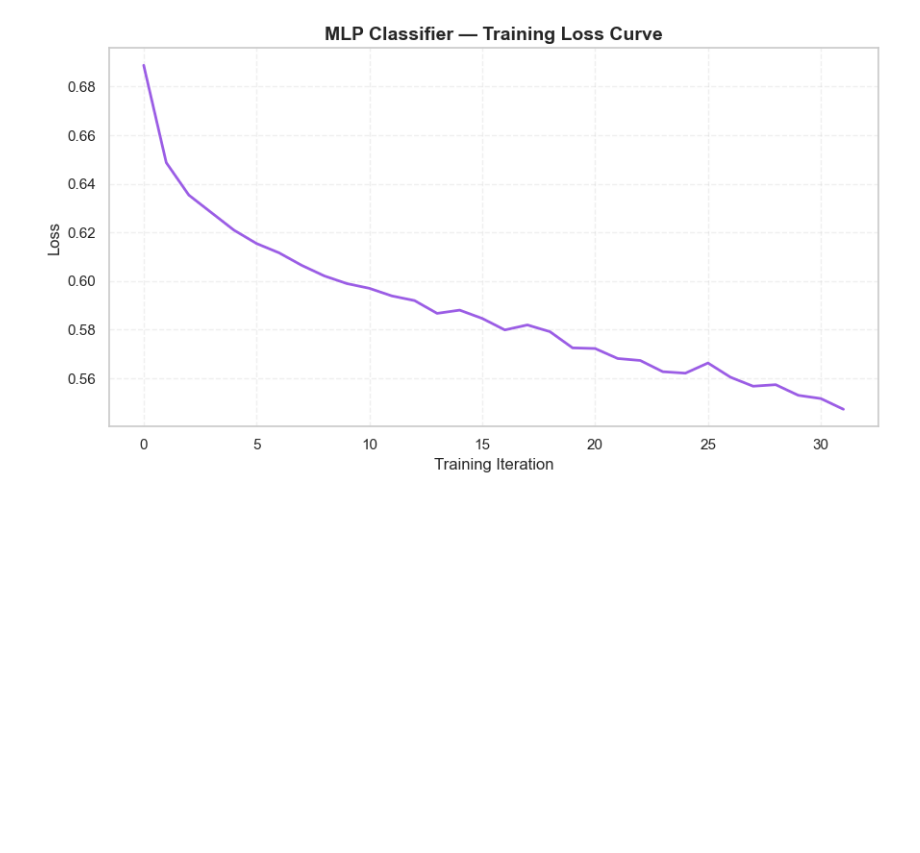
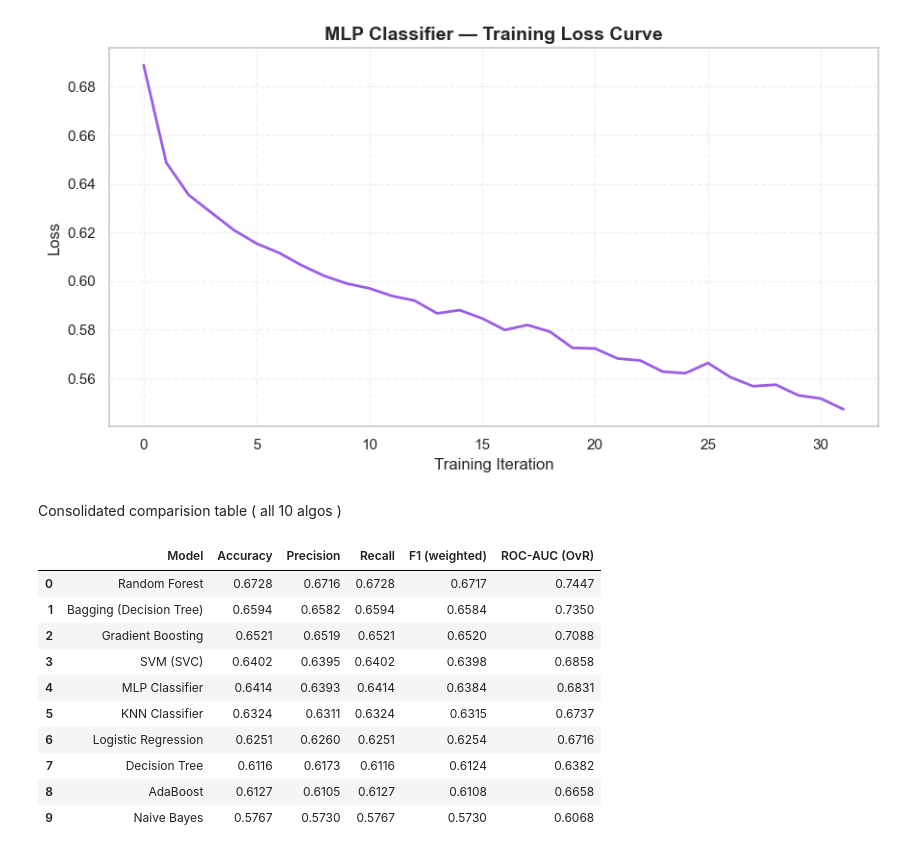
Before and after one commit to Kamalini29/ML-Capstone, a Jupyter notebook: notebooks/Classification.ipynb, the cells around one changed output. Saved outputs shown, nothing was run; the diff lists cells and outputs as text; code cells hidden in the pictures; blank space fills up the shorter version.

Commit message:
Added comparision

```diff
--- a/notebooks/Classification.ipynb
+++ b/notebooks/Classification.ipynb
@@ -564,3 +564,57 @@ plt.savefig("../models/clf_mlp_loss.png", dpi=300, bbox_inches="tight")
 plt.show()
 # %% [output]
 [figure]
+# %% [markdown]
+Consolidated comparision table ( all 10 algos )
+# %%
+from sklearn.base import clone
+from sklearn.metrics import precision_score, recall_score, roc_auc_score, roc_curve, auc, classification_report
+from sklearn.preprocessing import label_binarize
+
+n_classes = len(le.classes_)
+
+def get_proba(model):
+    """Class probabilities for ROC-AUC. SVC only has them if probability=True, so refit a clone for scoring."""
+    if hasattr(model, "predict_proba"):
+        return model.predict_proba(X_test_scaled)
+    if isinstance(model, SVC):
+        m2 = clone(model).set_params(probability=True).fit(X_train_scaled, y_train)
+        return m2.predict_proba(X_test_scaled)
+    raise ValueError("Model has no probability output")
+
+def full_metrics(name, model):
+    pred = model.predict(X_test_scaled)
+    proba = get_proba(model)
+    if n_classes == 2:
+        roc = roc_auc_score(y_test, proba[:, 1])
+    else:
+        roc = roc_auc_score(y_test, proba, multi_class="ovr", average="weighted", labels=list(range(n_classes)))
+    return {
+        "Model": name,
+        "Accuracy": accuracy_score(y_test, pred),
+        "Precision": precision_score(y_test, pred, average="weighted", zero_division=0),
+        "Recall": recall_score(y_test, pred, average="weighted", zero_division=0),
+        "F1 (weighted)": f1_score(y_test, pred, average="weighted"),
+        "ROC-AUC (OvR)": roc,
+    }
+
+def build_comparison_table():
+    rows = [full_metrics(n, m) for n, m in all_classification_models.items()]
+    return pd.DataFrame(rows).sort_values("F1 (weighted)", ascending=False).reset_index(drop=True)
+
+final_df = build_comparison_table()
+final_df.to_csv("../models/classification_comparison_table.csv", index=False)
+final_df.style.format({c: "{:.4f}" for c in final_df.columns if c != "Model"}).background_gradient(
+    subset=["F1 (weighted)"], cmap="Greens")
+# %% [output]
+|  | Model | Accuracy | Precision | Recall | F1 (weighted) | ROC-AUC (OvR) |
+| 0 | Random Forest | 0.6728 | 0.6716 | 0.6728 | 0.6717 | 0.7447 |
+| 1 | Bagging (Decision Tree) | 0.6594 | 0.6582 | 0.6594 | 0.6584 | 0.7350 |
+| 2 | Gradient Boosting | 0.6521 | 0.6519 | 0.6521 | 0.6520 | 0.7088 |
+| 3 | SVM (SVC) | 0.6402 | 0.6395 | 0.6402 | 0.6398 | 0.6858 |
+| 4 | MLP Classifier | 0.6414 | 0.6393 | 0.6414 | 0.6384 | 0.6831 |
+| 5 | KNN Classifier | 0.6324 | 0.6311 | 0.6324 | 0.6315 | 0.6737 |
+| 6 | Logistic Regression | 0.6251 | 0.6260 | 0.6251 | 0.6254 | 0.6716 |
+| 7 | Decision Tree | 0.6116 | 0.6173 | 0.6116 | 0.6124 | 0.6382 |
+| 8 | AdaBoost | 0.6127 | 0.6105 | 0.6127 | 0.6108 | 0.6658 |
+| 9 | Naive Bayes | 0.5767 | 0.5730 | 0.5767 | 0.5730 | 0.6068 |
```
Also changed, not shown: parts of 1 cell of this notebook, 1 other file.
